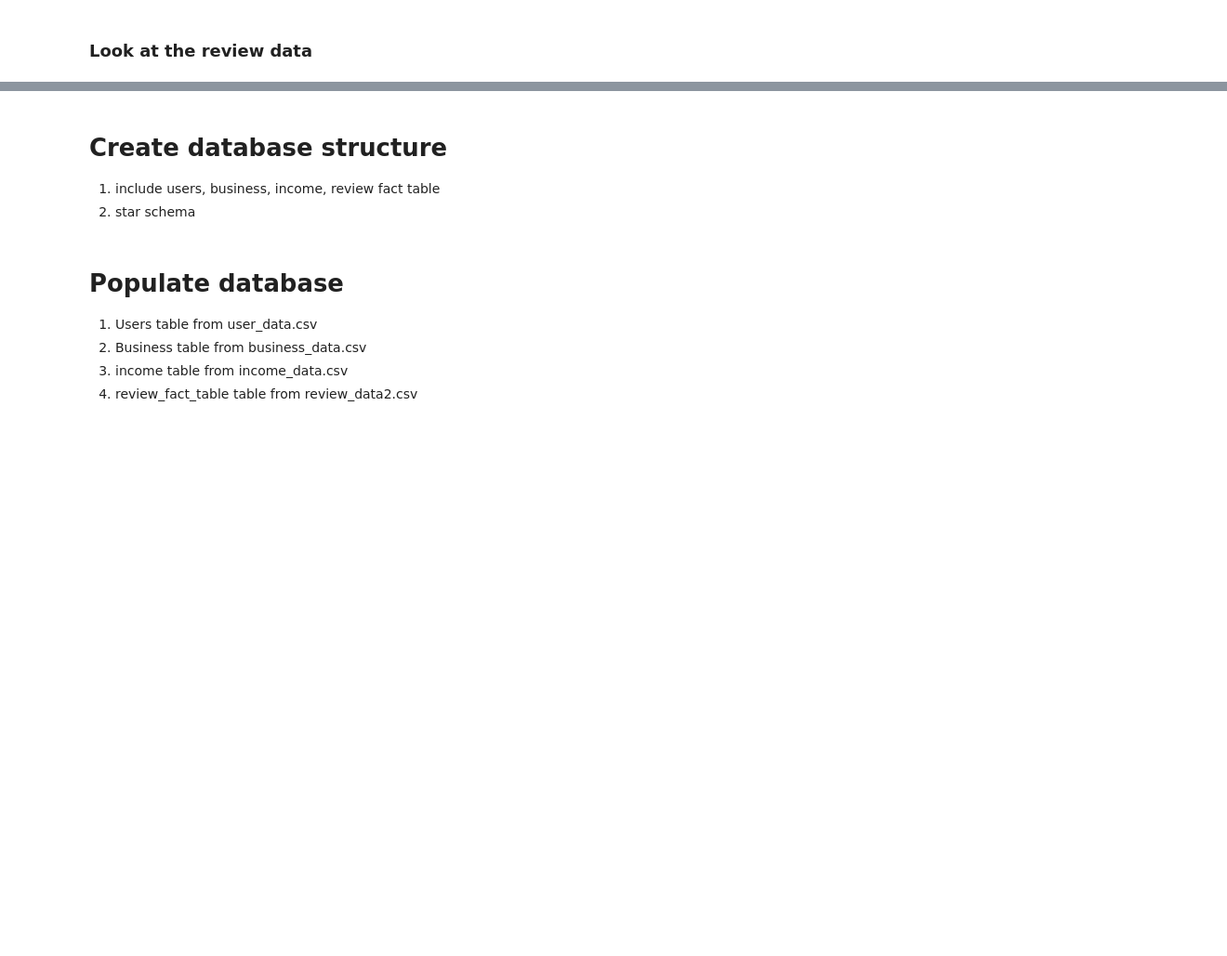
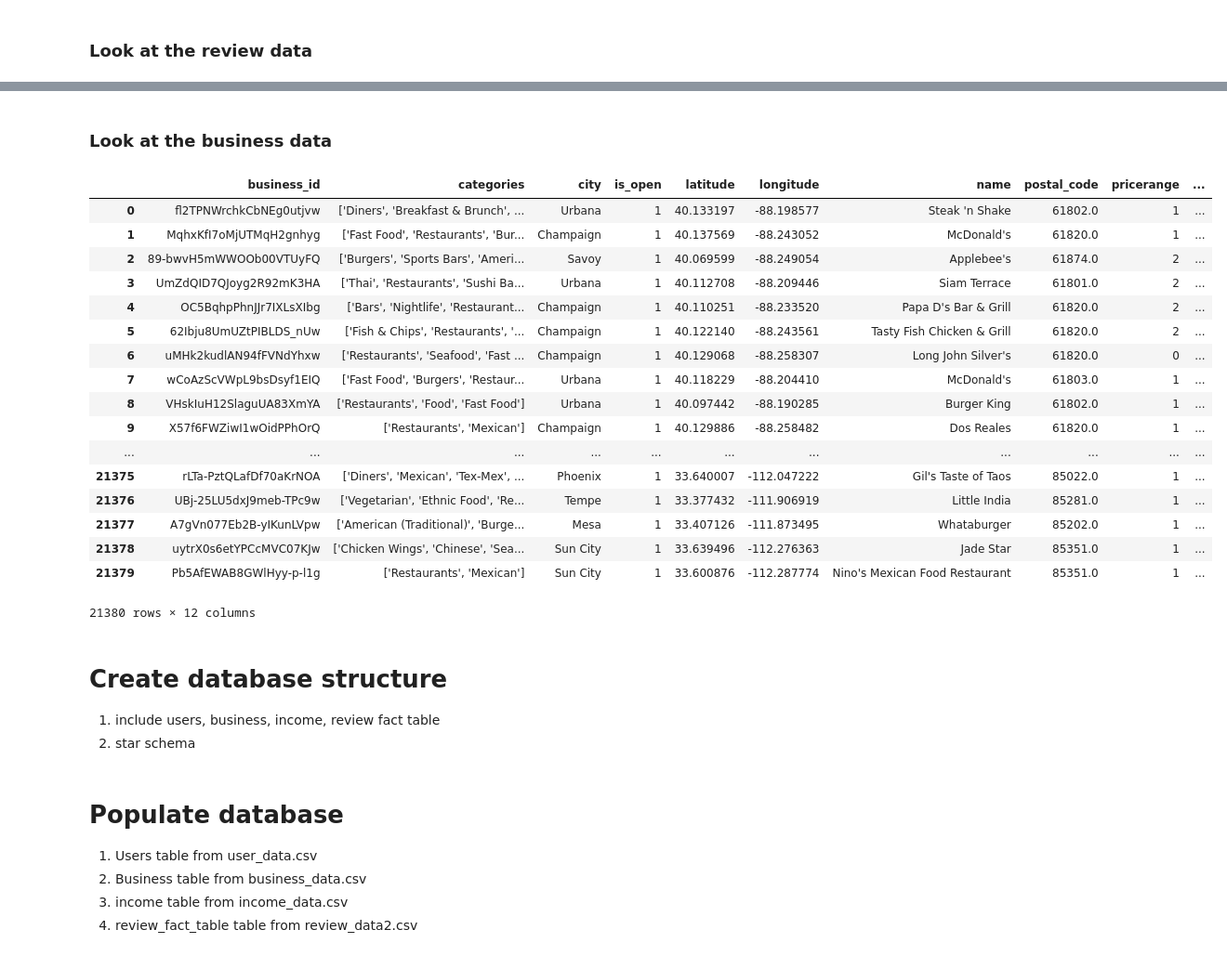
Before and after one commit to zzhang83/Yelp_Sentiment_Analysis, a Jupyter notebook: database.ipynb, the cells around one changed output, grey strips where cells are left out. Shown: that part at 93% size. Drawn from its saved outputs; the diff is of its cells as text; code cells hidden in the pictures; blank space fills up the shorter version.

```diff
--- a/database.ipynb
+++ b/database.ipynb
@@ -31,3 +31,26 @@ pd.read_csv('data/review_data2.csv')
+# %% [markdown]
+### Look at the business data
+# %%
+pd.read_csv('data/business_data2.csv')
+# %% [output]
+|  | business_id | categories | city | is_open | latitude | longitude | name | postal_code | pricerange | ... |
+| 0 | fl2TPNWrchkCbNEg0utjvw | ['Diners', 'Breakfast & Brunch', ... | Urbana | 1 | 40.133197 | -88.198577 | Steak 'n Shake | 61802.0 | 1 | ... |
+| 1 | MqhxKfI7oMjUTMqH2gnhyg | ['Fast Food', 'Restaurants', 'Bur... | Champaign | 1 | 40.137569 | -88.243052 | McDonald's | 61820.0 | 1 | ... |
+| 2 | 89-bwvH5mWWOOb00VTUyFQ | ['Burgers', 'Sports Bars', 'Ameri... | Savoy | 1 | 40.069599 | -88.249054 | Applebee's | 61874.0 | 2 | ... |
+| 3 | UmZdQID7QJoyg2R92mK3HA | ['Thai', 'Restaurants', 'Sushi Ba... | Urbana | 1 | 40.112708 | -88.209446 | Siam Terrace | 61801.0 | 2 | ... |
+| 4 | OC5BqhpPhnJJr7IXLsXIbg | ['Bars', 'Nightlife', 'Restaurant... | Champaign | 1 | 40.110251 | -88.233520 | Papa D's Bar & Grill | 61820.0 | 2 | ... |
+| 5 | 62Ibju8UmUZtPIBLDS_nUw | ['Fish & Chips', 'Restaurants', '... | Champaign | 1 | 40.122140 | -88.243561 | Tasty Fish Chicken & Grill | 61820.0 | 2 | ... |
+| 6 | uMHk2kudlAN94fFVNdYhxw | ['Restaurants', 'Seafood', 'Fast ... | Champaign | 1 | 40.129068 | -88.258307 | Long John Silver's | 61820.0 | 0 | ... |
+| 7 | wCoAzScVWpL9bsDsyf1EIQ | ['Fast Food', 'Burgers', 'Restaur... | Urbana | 1 | 40.118229 | -88.204410 | McDonald's | 61803.0 | 1 | ... |
+| 8 | VHskIuH12SlaguUA83XmYA | ['Restaurants', 'Food', 'Fast Food'] | Urbana | 1 | 40.097442 | -88.190285 | Burger King | 61802.0 | 1 | ... |
+| 9 | X57f6FWZiwI1wOidPPhOrQ | ['Restaurants', 'Mexican'] | Champaign | 1 | 40.129886 | -88.258482 | Dos Reales | 61820.0 | 1 | ... |
+| ... | ... | ... | ... | ... | ... | ... | ... | ... | ... | ... |
+| 21375 | rLTa-PztQLafDf70aKrNOA | ['Diners', 'Mexican', 'Tex-Mex', ... | Phoenix | 1 | 33.640007 | -112.047222 | Gil's Taste of Taos | 85022.0 | 1 | ... |
+| 21376 | UBj-25LU5dxJ9meb-TPc9w | ['Vegetarian', 'Ethnic Food', 'Re... | Tempe | 1 | 33.377432 | -111.906919 | Little India | 85281.0 | 1 | ... |
+| 21377 | A7gVn077Eb2B-yIKunLVpw | ['American (Traditional)', 'Burge... | Mesa | 1 | 33.407126 | -111.873495 | Whataburger | 85202.0 | 1 | ... |
+| 21378 | uytrX0s6etYPCcMVC07KJw | ['Chicken Wings', 'Chinese', 'Sea... | Sun City | 1 | 33.639496 | -112.276363 | Jade Star | 85351.0 | 1 | ... |
+| 21379 | Pb5AfEWAB8GWlHyy-p-l1g | ['Restaurants', 'Mexican'] | Sun City | 1 | 33.600876 | -112.287774 | Nino's Mexican Food Restaurant | 85351.0 | 1 | ... |
+21380 rows × 12 columns
 # %% [markdown]
 # Create database structure
 1. include users, business, income, review fact table
```
Also changed, not shown: parts of 14 cells of this notebook.
